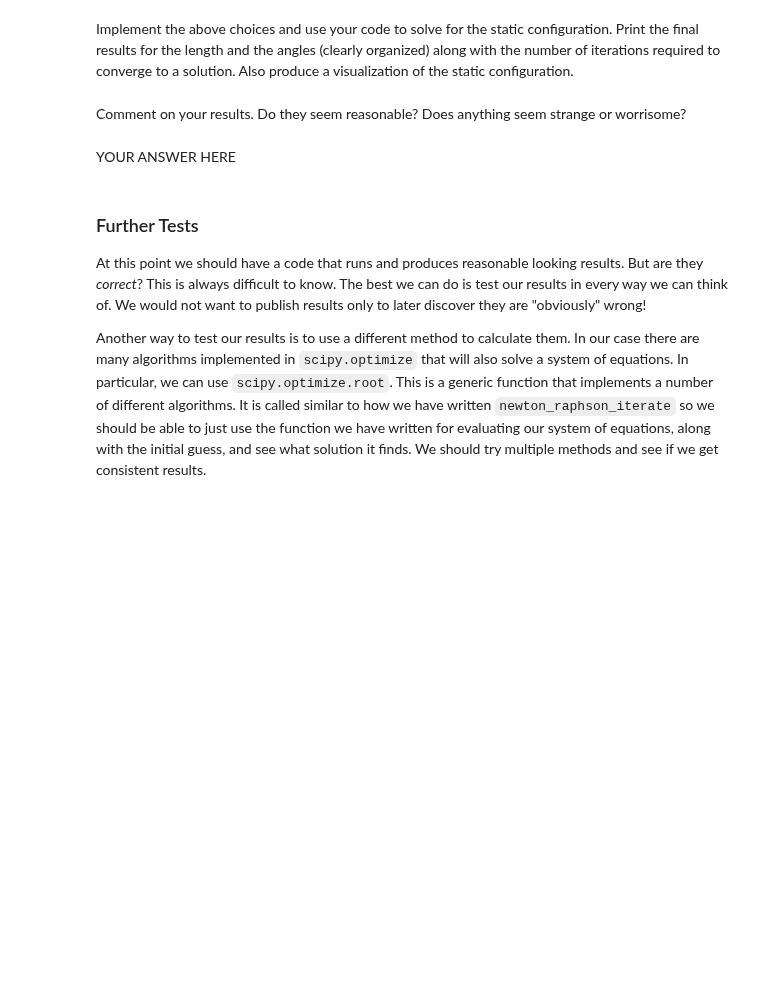
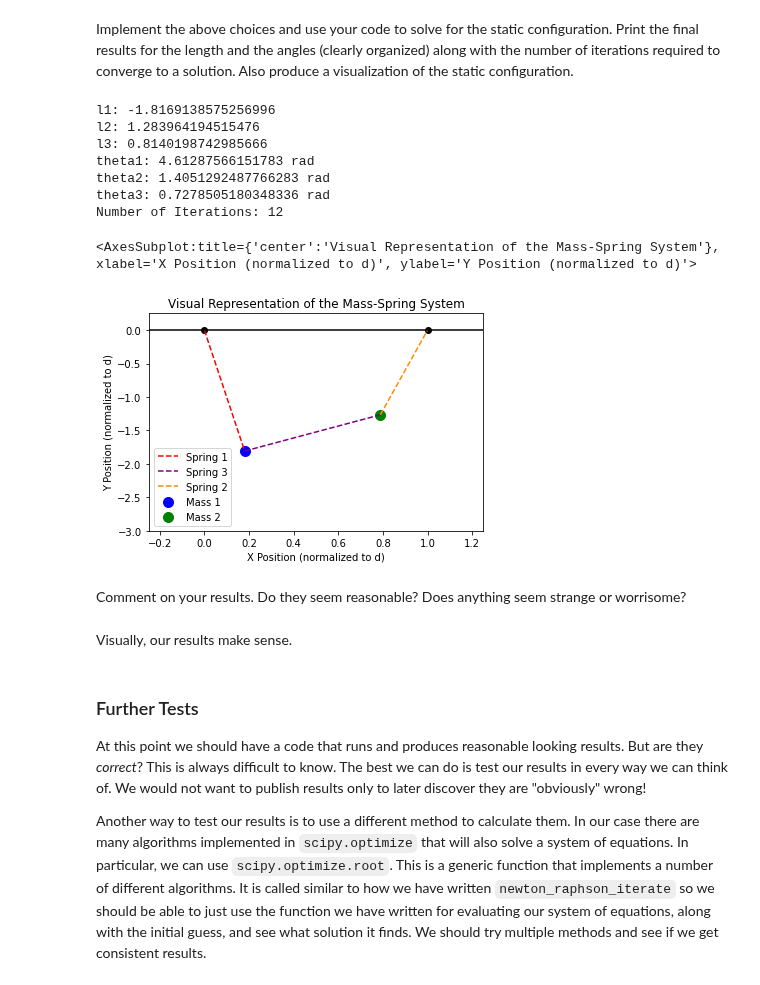
Before and after one commit to Rjames13/p250-spring-2022, a Jupyter notebook: labs/Lab07.ipynb, the cells around one changed output. Drawn from its saved outputs; the diff is of its cells as text; code cells hidden in the pictures; blank space fills up the shorter version.

```diff
--- a/labs/Lab07.ipynb
+++ b/labs/Lab07.ipynb
@@ -92,3 +92,27 @@ def Jacobian(f, y, h, args=()):
+# %%
+def Jacobian(f, y, h, args=()):
+    """Calculates the Jacobian matrix for a system of nonlinear functions using center differencing
+
+    Inputs:
+    f: a function that describes and evaluates the system of functions
+    y: the set of points to evaluate the Jacobian at
+    h: the step sizes used for numerical derivatives
+    args: extra arguments to be used in the f system of functions
+
+    Output:
+    J: the Jacobian matrix"""
+
+
+    h0 = h + y
+    h0 -= y
+
+    h_diag= np.diag(h0)
+    y_add= (h_diag+y).T
+    y_sub= (y-h_diag).T
+
+    J= (f(y_add, *args)- f(y_sub, *args)) / (2*h0)
+
+    return J
 # %% [markdown]
 ### Newton-Raphson Implementation
 
@@ -129,7 +231,36 @@ raise NotImplementedError()
+# %%
+l0= np.array([0.7, 0.45, 0.2])
+kappa= np.array([1.1, 2, 0.6])
+mu= np.array([3, 1.4])
+
+y0= np.array([0.9, 0.55, 0.4, np.pi/4, np.pi/5, np.pi/8])
+h= np.array([1e-5, 1e-5, 1e-5, 2e-5, 2e-5, 2e-5])
+
+(sol, niter)= newton_raphson_iterate(static_conditions_lab6, Jacobian, y0, h, 50, args=(l0, kappa, mu))
+
+print("l1:", sol[0])
+print("l2:", sol[1])
+print("l3:", sol[2])
+print("theta1:", sol[3], "rad")
+print("theta2:", sol[4], "rad")
+print("theta3:", sol[5], "rad")
+print("Number of Iterations:", niter)
+
+visualize_system(sol[0:3], sol[3:])
+# %% [output]
+l1: -1.8169138575256996
+l2: 1.283964194515476
+l3: 0.8140198742985666
+theta1: 4.61287566151783 rad
+theta2: 1.4051292487766283 rad
+theta3: 0.7278505180348336 rad
+Number of Iterations: 12
+<AxesSubplot:title={'center':'Visual Representation of the Mass-Spring System'}, xlabel='X Position (normalized to d)', ylabel='Y Position (normalized to d)'>
+[figure, added]
 # %% [markdown]
 Comment on your results.  Do they seem reasonable?  Does anything seem strange or worrisome?
-# %% [markdown]
-YOUR ANSWER HERE
+# %% [markdown]
+Visually, our results make sense.
 # %% [markdown]
 ### Further Tests
 
```
Also changed, not shown: parts of 17 cells of this notebook, 2 other files.
